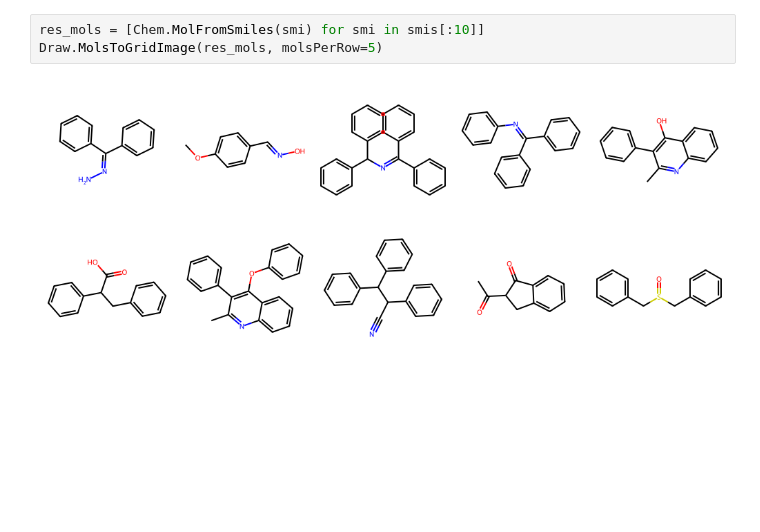
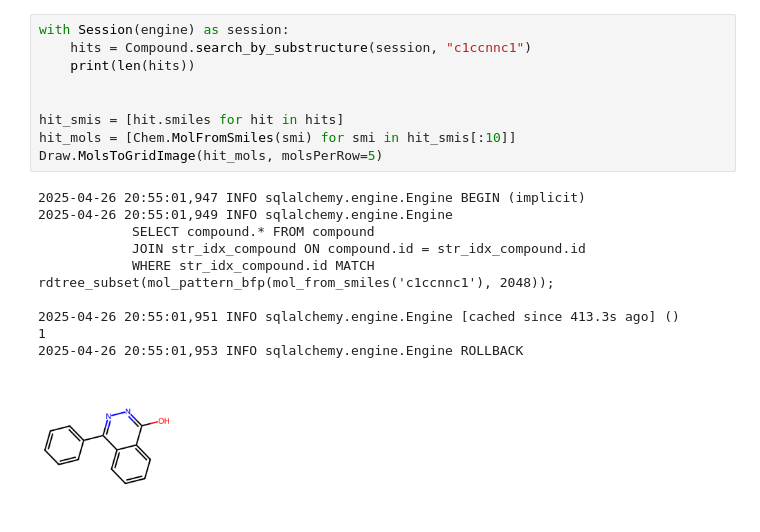
Before and after one commit to iuhgnor/chemicalite-orm, a Jupyter notebook: examples/demo.ipynb, the cells around one changed output. Saved outputs shown, nothing was run; the diff lists cells and outputs as text; blank space fills up the shorter version.

Commit message:
finish substructure and similarity search

```diff
--- a/examples/demo.ipynb
+++ b/examples/demo.ipynb
@@ -101,5 +65,20 @@ WHERE mol_is_substruct(compound.molecule, mol_from_smiles(?))
-# %%
-res_mols = [Chem.MolFromSmiles(smi) for smi in smis[:10]]
-Draw.MolsToGridImage(res_mols, molsPerRow=5)
-# %% [output]
-[figure, removed]
+# %%
+with Session(engine) as session:
+    hits = Compound.search_by_substructure(session, "c1ccnnc1")
+    print(len(hits))
+
+
+hit_smis = [hit.smiles for hit in hits]
+hit_mols = [Chem.MolFromSmiles(smi) for smi in hit_smis[:10]]
+Draw.MolsToGridImage(hit_mols, molsPerRow=5)
+# %% [output]
+2025-04-26 20:55:01,947 INFO sqlalchemy.engine.Engine BEGIN (implicit)
+2025-04-26 20:55:01,949 INFO sqlalchemy.engine.Engine
+            SELECT compound.* FROM compound
+            JOIN str_idx_compound ON compound.id = str_idx_compound.id
+            WHERE str_idx_compound.id MATCH rdtree_subset(mol_pattern_bfp(mol_from_smiles('c1ccnnc1'), 2048));
+
+2025-04-26 20:55:01,951 INFO sqlalchemy.engine.Engine [cached since 413.3s ago] ()
+1
+2025-04-26 20:55:01,953 INFO sqlalchemy.engine.Engine ROLLBACK
+[figure, added]
```
Also changed, not shown: parts of 5 cells of this notebook, 7 other files.
